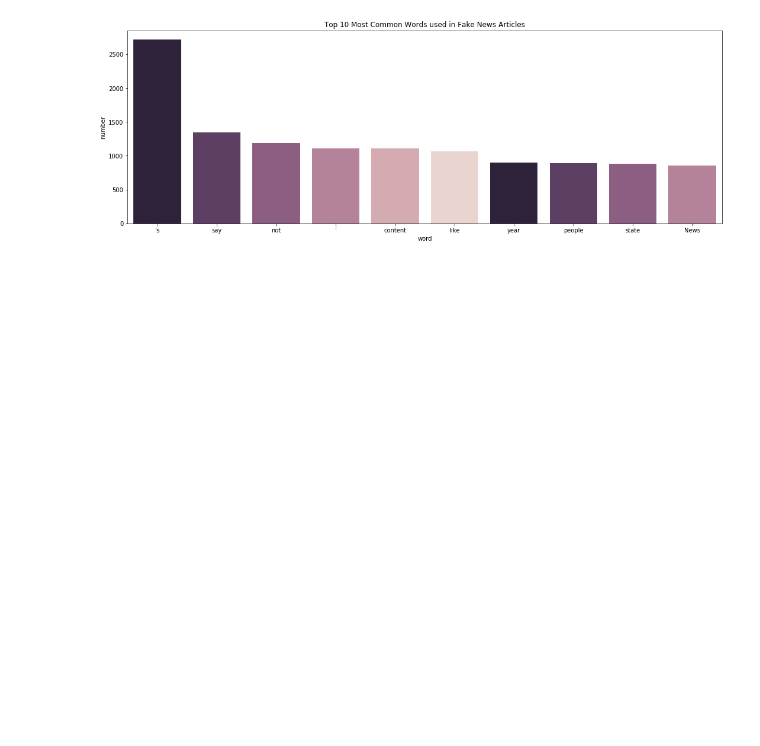
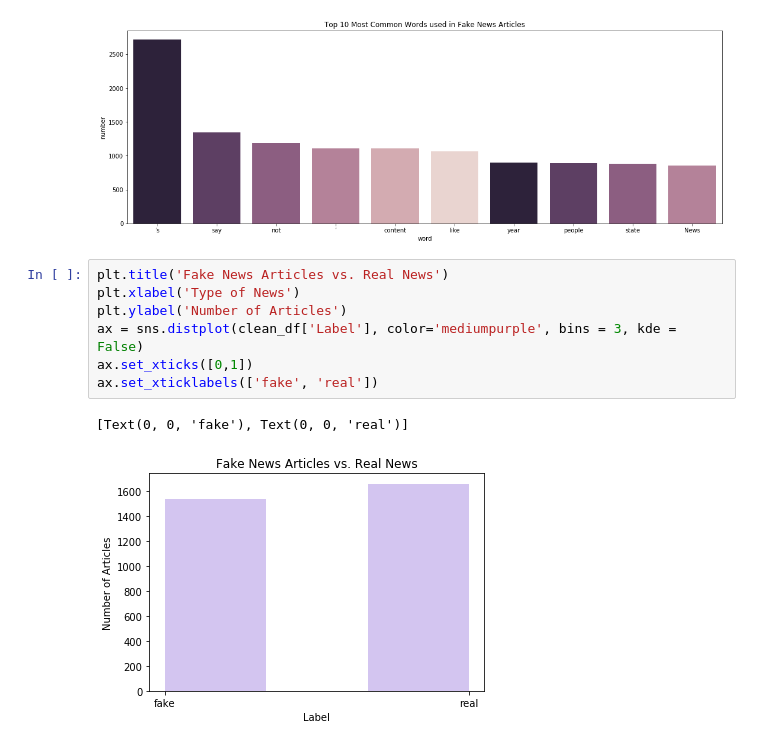
Before and after one commit to ndelrossi7/FakeNewsDetection, a Jupyter notebook: minna-wip.ipynb, the cells around one changed output. Cells and saved outputs as stored; diff of their text form; blank space fills up the shorter version.

```diff
--- a/minna-wip.ipynb
+++ b/minna-wip.ipynb
@@ -120,3 +120,13 @@ plt.title('Top 10 Most Common Words used in Fake News Articles')
 plt.show()
 # %% [output]
 [figure]
+# %%
+plt.title('Fake News Articles vs. Real News')
+plt.xlabel('Type of News')
+plt.ylabel('Number of Articles')
+ax = sns.distplot(clean_df['Label'], color='mediumpurple', bins = 3, kde = False)
+ax.set_xticks([0,1])
+ax.set_xticklabels(['fake', 'real'])
+# %% [output]
+[Text(0, 0, 'fake'), Text(0, 0, 'real')]
+[figure, added]
```
Also changed, not shown: 2 other files.
